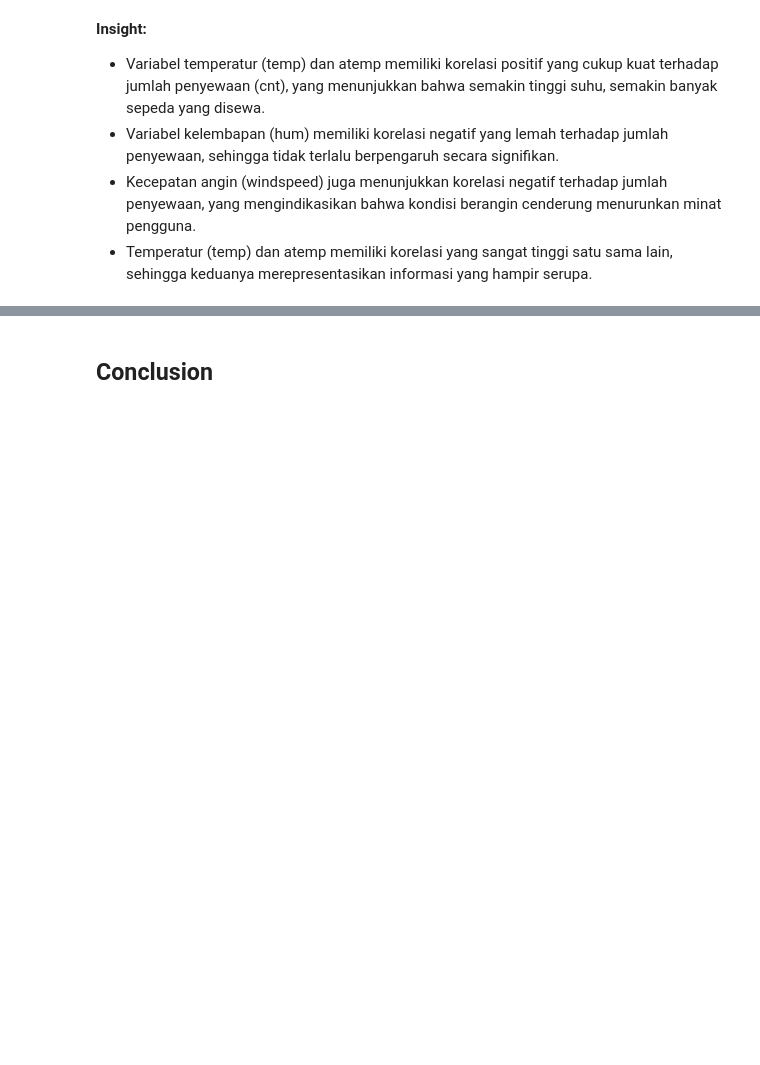
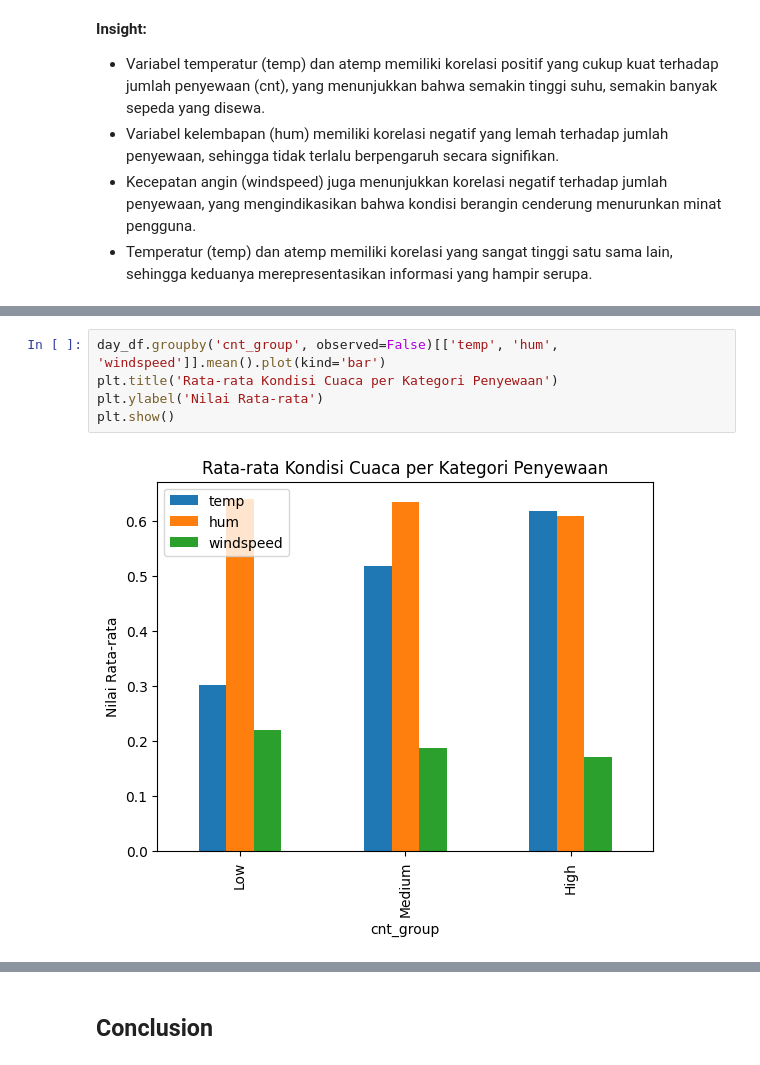
Before and after one commit to ShinZeleo/bike-sharing-analysis, a Jupyter notebook: Proyek_Analisis_Data.ipynb, the cells around one changed output, grey strips where cells are left out. Saved outputs shown, nothing was run; the diff lists cells and outputs as text; blank space fills up the shorter version.

```diff
--- a/Proyek_Analisis_Data.ipynb
+++ b/Proyek_Analisis_Data.ipynb
@@ -264,0 +302,7 @@ plt.show()
+# %%
+day_df.groupby('cnt_group', observed=False)[['temp', 'hum', 'windspeed']].mean().plot(kind='bar')
+plt.title('Rata-rata Kondisi Cuaca per Kategori Penyewaan')
+plt.ylabel('Nilai Rata-rata')
+plt.show()
+# %% [output]
+[figure, added]
```
Also changed, not shown: parts of 6 cells of this notebook, 2 other files.
